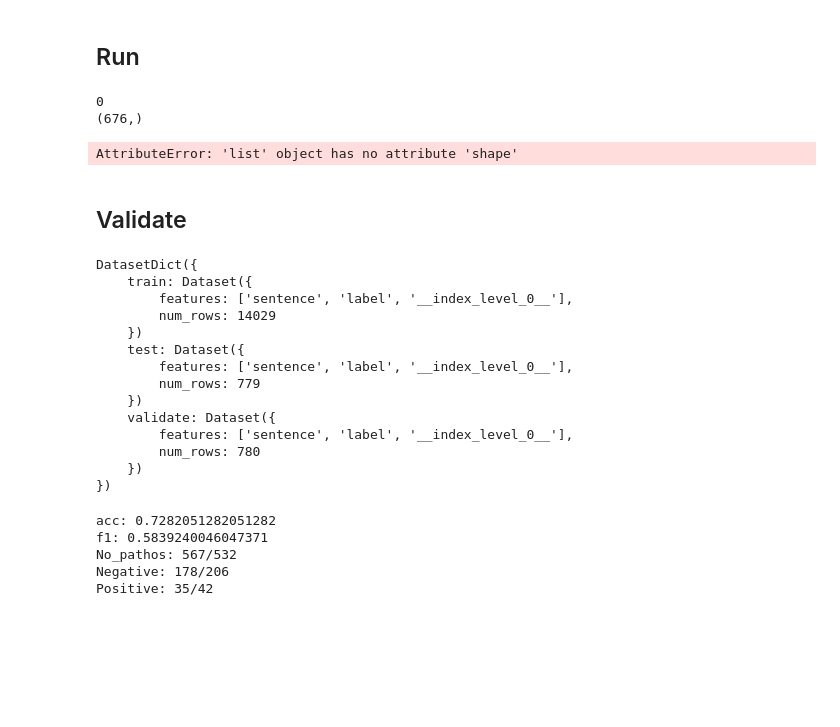
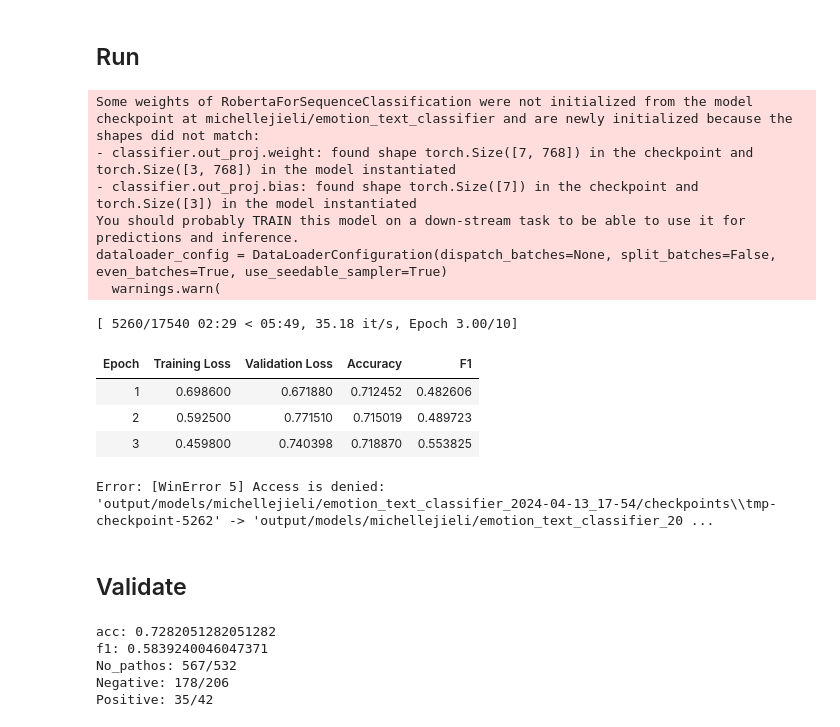
Before and after one commit to japarty/looptune, a Jupyter notebook: Finetuning with Trainer - looped.ipynb, the cells around one changed output. Drawn from its saved outputs; the diff is of its cells as text; code cells hidden in the pictures; blank space fills up the shorter version.

```diff
--- a/Finetuning with Trainer - looped.ipynb
+++ b/Finetuning with Trainer - looped.ipynb
@@ -58,13 +58,13 @@ from transformers.modelcard import parse_log_history
 # %%
 #if list of objects is provided list of all combinations of parameters will be created for running
 params_tested = {'model': ['michellejieli/emotion_text_classifier'], # Pre-trained model names from the Hugging Face hub used for fine-tuning
-                 'num_train_epochs': 30, # Number of times the model sees the entire training dataset.
-                 'save_strategy': 'no', # Controls when to save model checkpoints ('epoch' or 'no').
+                 'num_train_epochs': 10, # Number of times the model sees the entire training dataset.
+                 'save_strategy': 'epoch', # Controls when to save model checkpoints ('epoch' or 'no').
                  'per_device_train_batch_size': 8, # Number of samples processed in each training step (personally, 8/16 work best, but 16 may find linear drop in inference speed during fine-tuning).
                  'per_device_eval_batch_size': 64, # Number of samples processed in each evaluation step.
                  'split': [(80, 10, 10)], # Divides the dataset into training, testing, (and optionally) validation sets. Use 'balanced' for equal class representation in the validation set. Examples: (90,10) -> split into train and test proportionally; (80, 10, 10) splits into train,test, validate proportionally.
                  'binary': False, # Indicates whether the task is binary (two classes) or multi-class classification.,
-                 'balanced': True, # his way labels used for training are split evenly, fitting size to the lowest label count. In (80, 10, 'balanced') n (equal to 80% of least represented label) will be taken from each label, rest will be used for test.
+                 'balanced': False, # his way labels used for training are split evenly, fitting size to the lowest label count. In (80, 10, 'balanced') n (equal to 80% of least represented label) will be taken from each label, rest will be used for test.
                  }
 
 # Controls whether to save logs during a process. When set to False, logging is disabled.
@@ -135,10 +135,7 @@ def df_to_ds(df, split, tg_map, balanced=False):
         train_percentage = df.groupby('label').count()['Source'].apply(lambda x: (split[0]*n_for_training)/x).to_dict()
 
         for label_name, group in df.groupby('label'):
-            print(label_name)
             train_test_group = train_test_split(group['sentence'], group['label'], test_size=1-train_percentage[label_name], random_state=42, shuffle=True)
-            print(train_test_group[0].shape)
-            print(train_test.shape)
             train_test = [pd.concat([i[0],i[1]], axis=0) for i in zip(train_test, train_test_group)]
     else:
         train_test = train_test_split(df['sentence'], df['label'], stratify=df['label'], test_size=split[1], random_state=42, shuffle=True)
@@ -164,35 +161,36 @@ def compute_metrics(logits_and_labels):
   f1 = f1_score(labels, predictions, average='macro')
   return {'accuracy': acc, 'f1': f1}
 
-def save_logs_from_training_run(trainer, train_params, timestamp, trained_model_path, colab, target_map):
+def save_logs_from_training_run(trainer, params, timestamp, trained_model_path, colab, target_map):
     log_history = parse_log_history(trainer.state.log_history)
     log_df = pd.DataFrame(log_history[1])
-    log_df.insert(0, 'model', train_params['model'])
+    log_df.insert(0, 'model', params['model'])
     log_df.insert(0, 'timestamp', timestamp)
     log_df['model_path'] = trained_model_path
     log_df['samples_per_s'] = log_history[0]['train_samples_per_second']
     log_df['steps_per_s'] = log_history[0]['train_steps_per_second']
     log_df['colab'] = colab
-    log_df['per_device_train_batch_size'] = train_params['per_device_train_batch_size']
-    log_df['per_device_eval_batch_size'] = train_params['per_device_eval_batch_size']
-    log_df['split'] = str(train_params['split'])
+    log_df['per_device_train_batch_size'] = params['per_device_train_batch_size']
+    log_df['per_device_eval_batch_size'] = params['per_device_eval_batch_size']
+    log_df['split'] = str(params['split'])
     log_df['target_map'] = str(target_map)
-    log_df['binary'] = train_params['binary']
+    log_df['binary'] = params['binary']
+    log_df['balanced'] = params['balanced']
 
     float_cols = log_df.select_dtypes(include='float64')
     log_df[float_cols.columns] = float_cols.apply(lambda x: round(x, 3))
     log_df.to_csv('output/training_logs.csv', mode='a', header= not os.path.isfile('output/training_logs.csv'), index=False)
 
-def finetune(train_params, ds, target_map, save_logs):
-    params_passed = {k: train_params[k] for k in train_params if k not in ['model', 'split', 'binary']}
+def finetune(params, ds, target_map, save_logs):
+    params_passed = {k: params[k] for k in params if k not in ['model', 'split', 'binary', 'balanced']}
     timestamp = datetime.datetime.now().strftime("%Y-%m-%d_%H-%M")
-    trained_model_path = f'output/models/{train_params['model']}_{timestamp}'
+    trained_model_path = f'output/models/{params['model']}_{timestamp}'
     try:
         def tokenize_fn(batch):
             return tokenizer(batch['sentence'], truncation=True)
 
         #Tokenize dataset
-        tokenizer = AutoTokenizer.from_pretrained(train_params['model'], trust_remote_code=True)
+        tokenizer = AutoTokenizer.from_pretrained(params['model'], trust_remote_code=True)
         # tokenizer.pad_token = tokenizer.eos_token
         if tokenizer.pad_token is None:
             tokenizer.add_special_tokens({'pad_token': '[PAD]'})
@@ -202,14 +200,14 @@ def finetune(train_params, ds, target_map, save_logs):
         # data_collator = DataCollatorWithPadding(tokenizer=tokenizer)
 
         #Change labels
-        config = AutoConfig.from_pretrained(train_params['model'], trust_remote_code=True)
+        config = AutoConfig.from_pretrained(params['model'], trust_remote_code=True)
         config.vocab_size = tokenizer.vocab_size
         config.id2label = reversed_target_map
         config.label2id = target_map
 
         #Load model
         model = AutoModelForSequenceClassification.from_pretrained(
-            train_params['model'], config=config, ignore_mismatched_sizes=True, trust_remote_code=True)
+            params['model'], config=config, ignore_mismatched_sizes=True, trust_remote_code=True)
 
         if tokenizer.pad_token is None:
             tokenizer.add_special_tokens({'pad_token': '[PAD]'})
@@ -235,7 +233,7 @@ def finetune(train_params, ds, target_map, save_logs):
 
         trainer.train()
         if save_logs:
-            save_logs_from_training_run(trainer, train_params, timestamp, trained_model_path, colab, target_map)
+            save_logs_from_training_run(trainer, params, timestamp, trained_model_path, colab, target_map)
 
     except Exception as e:
         print(f'Error: {e}')
@@ -281,42 +279,32 @@ def plot_cm(cm, target_map):
 # %%
 # Load PolarIs-Pathos to df
 # source: https://github.com/kaatkaa/PolarIs-Corpora/blob/main/PolarIs-Full-Corpus/PolarIs-Full-Corpus-Pathos/PolarIs-Pathos.xlsx
 if colab:
     from google.colab import drive
     drive.mount('/content/drive')
     data_path = 'drive/MyDrive/master_lm/PolarIs-Pathos.xlsx'
 else:
     data_path = 'data/PolarIs-Pathos.xlsx'
 
 #run looped
 for train_params in train_params_looped:
     dataset, target_map, reversed_target_map = csv_to_ds(data_path, train_params['binary'], train_params['split'], train_params['balanced'])
-    # finetune(train_params, dataset, target_map, save_logs)
-
-dataset
+    finetune(train_params, dataset, target_map, save_logs)
 # %% [output]
-0
-(676,)
+Some weights of RobertaForSequenceClassification were not initialized from the model checkpoint at michellejieli/emotion_text_classifier and are newly initialized because the shapes did not match:
+- classifier.out_proj.weight: found shape torch.Size([7, 768]) in the checkpoint and torch.Size([3, 768]) in the model instantiated
+- classifier.out_proj.bias: found shape torch.Size([7]) in the checkpoint and torch.Size([3]) in the model instantiated
+You should probably TRAIN this model on a down-stream task to be able to use it for predictions and inference.
+dataloader_config = DataLoaderConfiguration(dispatch_batches=None, split_batches=False, even_batches=True, use_seedable_sampler=True)
+  warnings.warn(
-AttributeError: 'list' object has no attribute 'shape'
+[ 5260/17540 02:29 < 05:49, 35.18 it/s, Epoch 3.00/10]
+| Epoch | Training Loss | Validation Loss | Accuracy | F1 |
+| 1 | 0.698600 | 0.671880 | 0.712452 | 0.482606 |
+| 2 | 0.592500 | 0.771510 | 0.715019 | 0.489723 |
+| 3 | 0.459800 | 0.740398 | 0.718870 | 0.553825 |
+Error: [WinError 5] Access is denied: 'output/models/michellejieli/emotion_text_classifier_2024-04-13_17-54/checkpoints\\tmp-checkpoint-5262' -> 'output/models/michellejieli/emotion_text_classifier_20 ...
 # %% [markdown]
 ## Validate
-# %%
-dataset
-# %% [output]
-DatasetDict({
-    train: Dataset({
-        features: ['sentence', 'label', '__index_level_0__'],
-        num_rows: 14029
-    })
-    test: Dataset({
-        features: ['sentence', 'label', '__index_level_0__'],
-        num_rows: 779
-    })
-    validate: Dataset({
-        features: ['sentence', 'label', '__index_level_0__'],
-        num_rows: 780
-    })
-})
 # %%
 # Load PolarIs-Pathos to df
 # source: https://github.com/kaatkaa/PolarIs-Corpora/blob/main/PolarIs-Full-Corpus/PolarIs-Full-Corpus-Pathos/PolarIs-Pathos.xlsx
```
Also changed, not shown: parts of 1 cell of this notebook.
